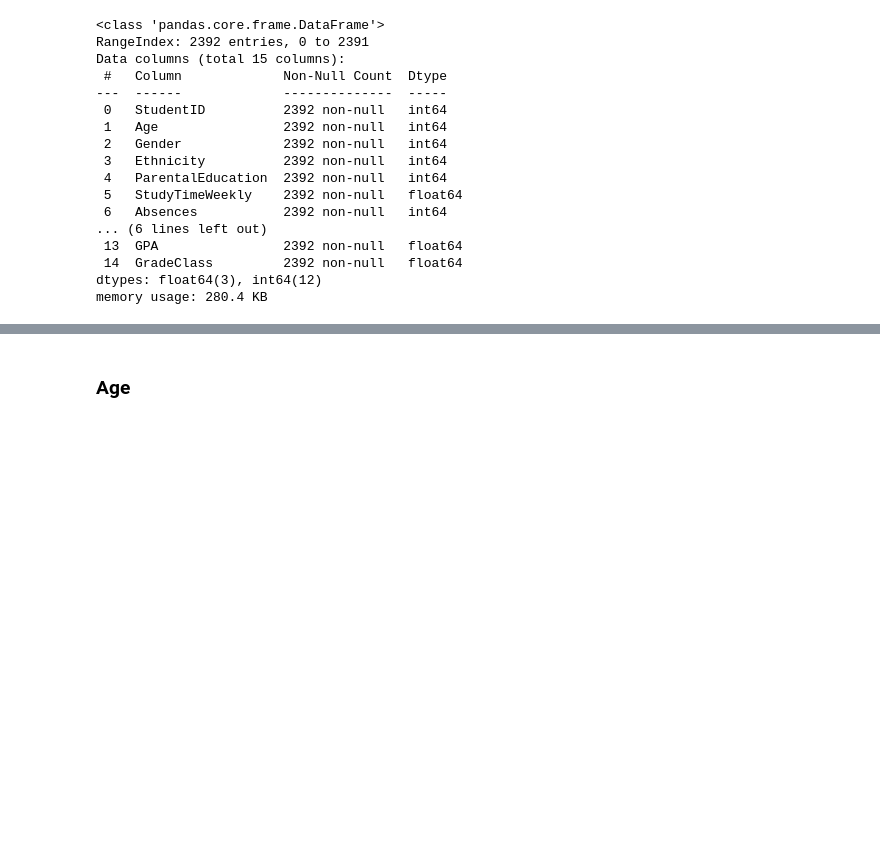
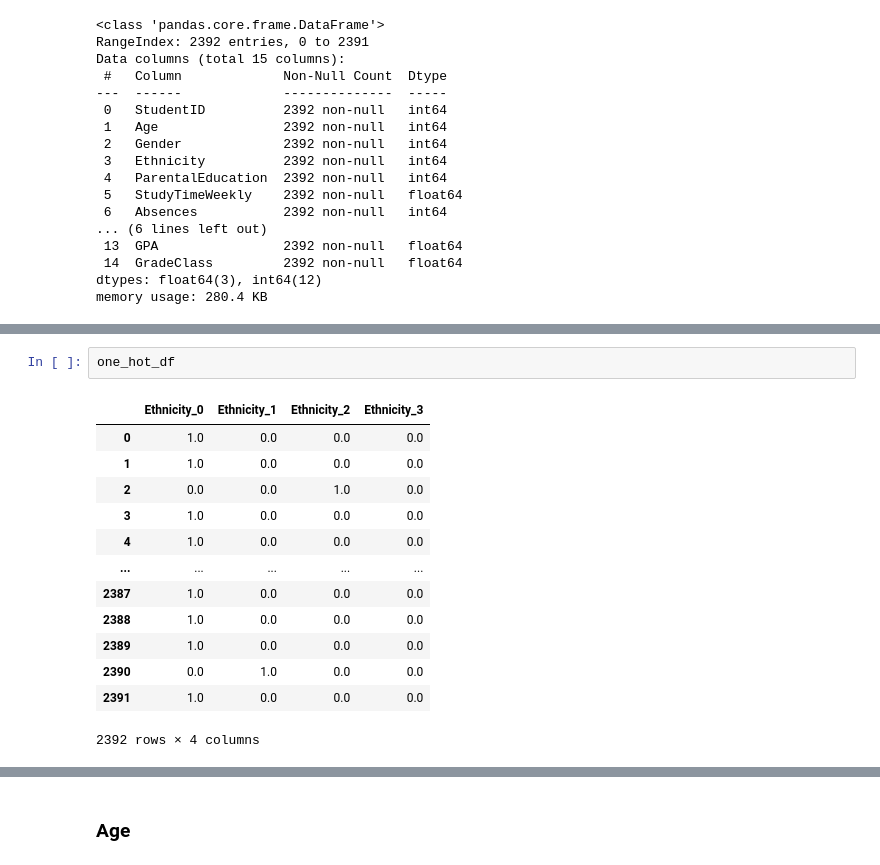
Before and after one commit to sidiquegithub/STUDENTS-PERFORMANCE, a Jupyter notebook: CODE/Untitled.ipynb, the cells around one changed output, grey strips where cells are left out. Saved outputs shown, nothing was run; the diff lists cells and outputs as text; blank space fills up the shorter version.

```diff
--- a/CODE/Untitled.ipynb
+++ b/CODE/Untitled.ipynb
@@ -121,0 +163,16 @@ memory usage: 280.4 KB
+# %%
+one_hot_df
+# %% [output]
+|  | Ethnicity_0 | Ethnicity_1 | Ethnicity_2 | Ethnicity_3 |
+| 0 | 1.0 | 0.0 | 0.0 | 0.0 |
+| 1 | 1.0 | 0.0 | 0.0 | 0.0 |
+| 2 | 0.0 | 0.0 | 1.0 | 0.0 |
+| 3 | 1.0 | 0.0 | 0.0 | 0.0 |
+| 4 | 1.0 | 0.0 | 0.0 | 0.0 |
+| ... | ... | ... | ... | ... |
+| 2387 | 1.0 | 0.0 | 0.0 | 0.0 |
+| 2388 | 1.0 | 0.0 | 0.0 | 0.0 |
+| 2389 | 1.0 | 0.0 | 0.0 | 0.0 |
+| 2390 | 0.0 | 1.0 | 0.0 | 0.0 |
+| 2391 | 1.0 | 0.0 | 0.0 | 0.0 |
+2392 rows × 4 columns
```
Also changed, not shown: parts of 22 cells of this notebook.
